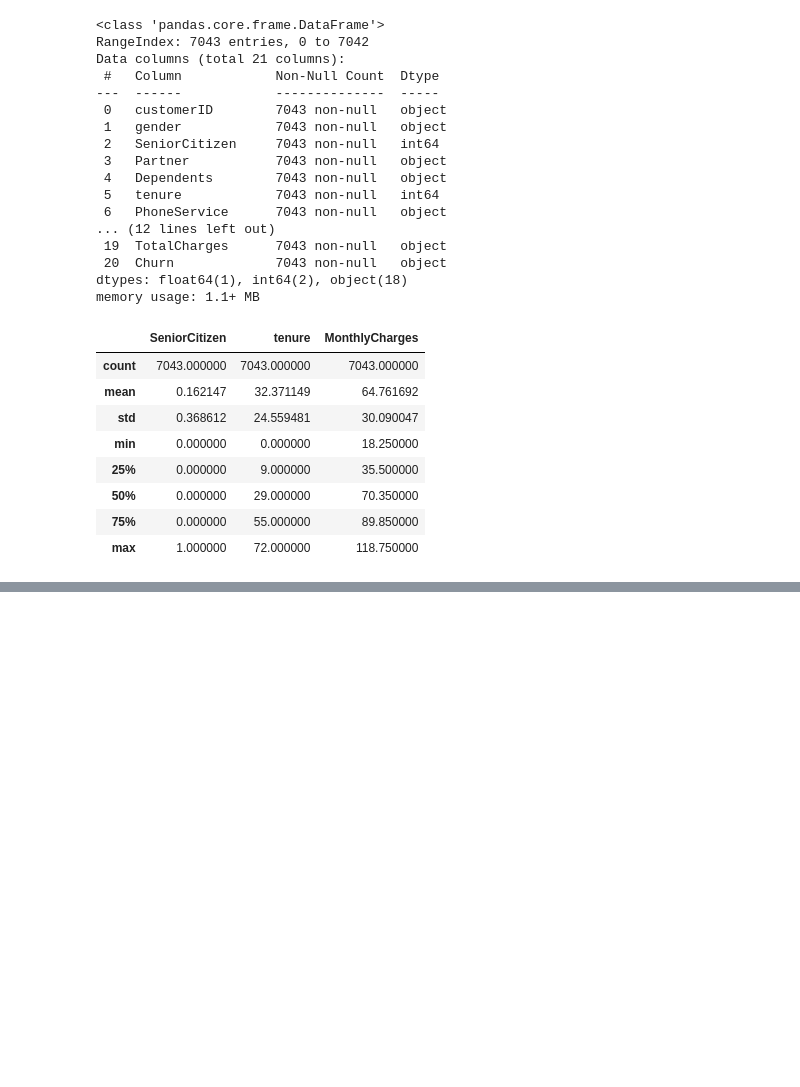
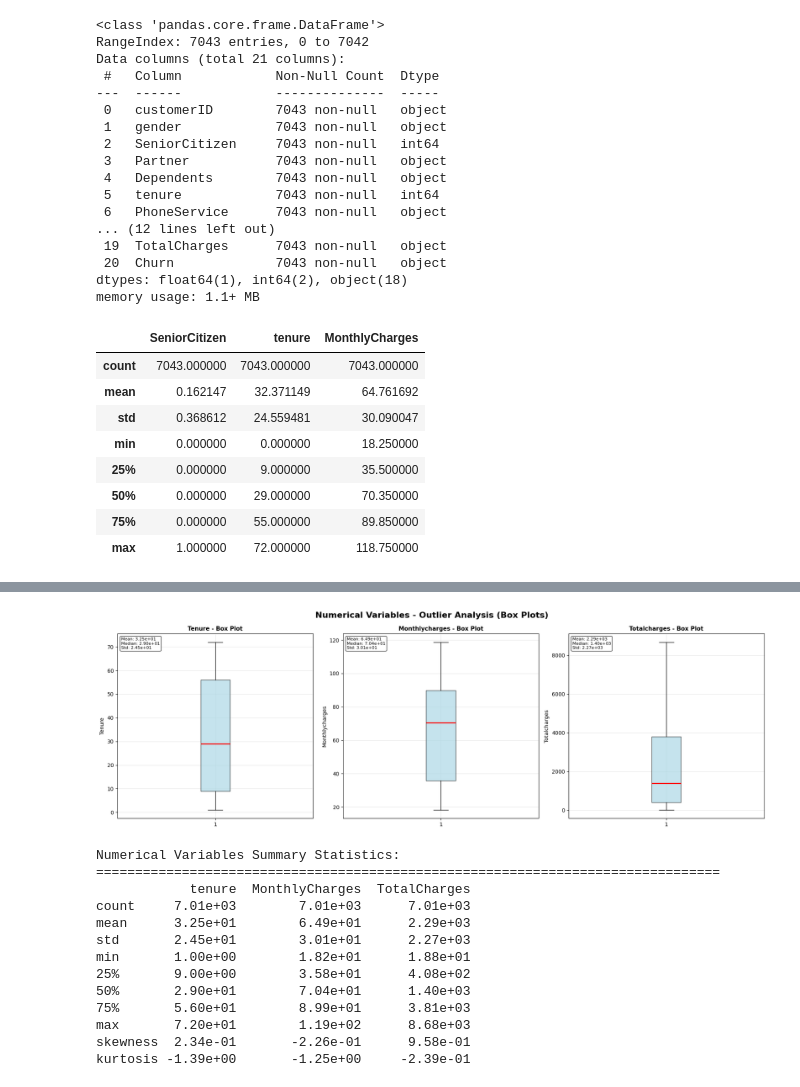
Before and after one commit to Tokal-27/GTC-Customer-Churn-Prediction, a Jupyter notebook: Customer_Churn_.ipynb, the cells around one changed output, grey strips where cells are left out. Drawn from its saved outputs; the diff is of its cells as text; code cells hidden in the pictures; blank space fills up the shorter version.

```diff
--- a/Customer_Churn_.ipynb
+++ b/Customer_Churn_.ipynb
@@ -200,0 +355,72 @@ X_scaled = scaler.fit_transform(X)
+# %%
+
+fig_box, axes_box = plt.subplots(num_rows, num_cols, figsize=(18, 6*num_rows))
+fig_box.suptitle('Numerical Variables - Outlier Analysis (Box Plots)',
+                    fontsize=16, fontweight='bold', y=0.98)
+
+axes_box = axes_box.flatten() if n_num_cols > 1 else [axes_box]
+
+for i, col in enumerate(numerical_columns):
+    if i < len(axes_box):
+        box_plot = axes_box[i].boxplot(data_clean[col], patch_artist=True,
+                                        boxprops=dict(facecolor='lightblue', alpha=0.7),
+                                        medianprops=dict(color='red', linewidth=2),
+                                        flierprops=dict(marker='o', markerfacecolor='red',
+                                                    markersize=5, alpha=0.5))
+
+        axes_box[i].set_title(f'{col.title().replace("_", " ")} - Box Plot',
+                                fontweight='bold', fontsize=11)
+        axes_box[i].set_ylabel(col.title().replace("_", " "))
+        axes_box[i].grid(True, alpha=0.3)
+
+        q1, median, q3 = np.percentile(data_clean[col], [25, 50, 75])
+        mean_val = data_clean[col].mean()
+        std_val = data_clean[col].std()
+
+        stats_text = f'Mean: {mean_val:.2e}\nMedian: {median:.2e}\nStd: {std_val:.2e}'
+        axes_box[i].text(0.02, 0.98, stats_text, transform=axes_box[i].transAxes,
+                        verticalalignment='top', bbox=dict(boxstyle='round',
+                        facecolor='white', alpha=0.8), fontsize=8)
+
+for i in range(n_num_cols, len(axes_box)):
+    axes_box[i].set_visible(False)
+
+plt.tight_layout()
+plt.show()
+
+print("\nNumerical Variables Summary Statistics:")
+print("=" * 80)
+
+summary_stats = data_clean[numerical_columns].describe()
+
+additional_stats = pd.DataFrame(index=['skewness', 'kurtosis'])
+for col in numerical_columns:
+    additional_stats.loc['skewness', col] = stats.skew(data_clean[col])
+    additional_stats.loc['kurtosis', col] = stats.kurtosis(data_clean[col])
+
+full_summary = pd.concat([summary_stats, additional_stats])
+
+pd.set_option('display.max_columns', None)
+pd.set_option('display.width', None)
+pd.set_option('display.float_format', '{:.2e}'.format)
+
+print(full_summary)
+
+pd.reset_option('display.max_columns')
+pd.reset_option('display.width')
+pd.reset_option('display.float_format')
+# %% [output]
+[figure, added]
+Numerical Variables Summary Statistics:
+================================================================================
+            tenure  MonthlyCharges  TotalCharges
+count     7.01e+03        7.01e+03      7.01e+03
+mean      3.25e+01        6.49e+01      2.29e+03
+std       2.45e+01        3.01e+01      2.27e+03
+min       1.00e+00        1.82e+01      1.88e+01
+25%       9.00e+00        3.58e+01      4.08e+02
+50%       2.90e+01        7.04e+01      1.40e+03
+75%       5.60e+01        8.99e+01      3.81e+03
+max       7.20e+01        1.19e+02      8.68e+03
+skewness  2.34e-01       -2.26e-01      9.58e-01
+kurtosis -1.39e+00       -1.25e+00     -2.39e-01
```
Also changed, not shown: parts of 46 cells of this notebook.
